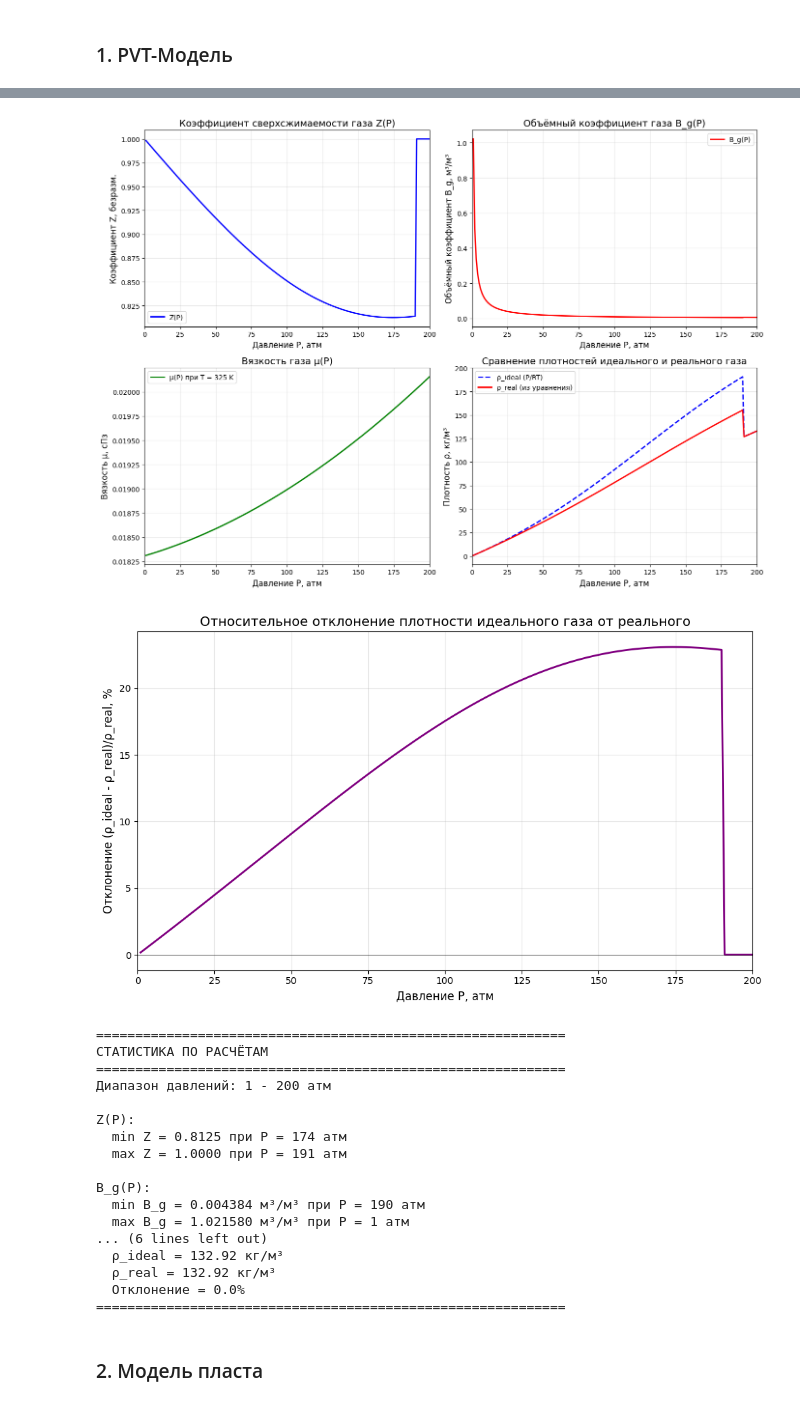
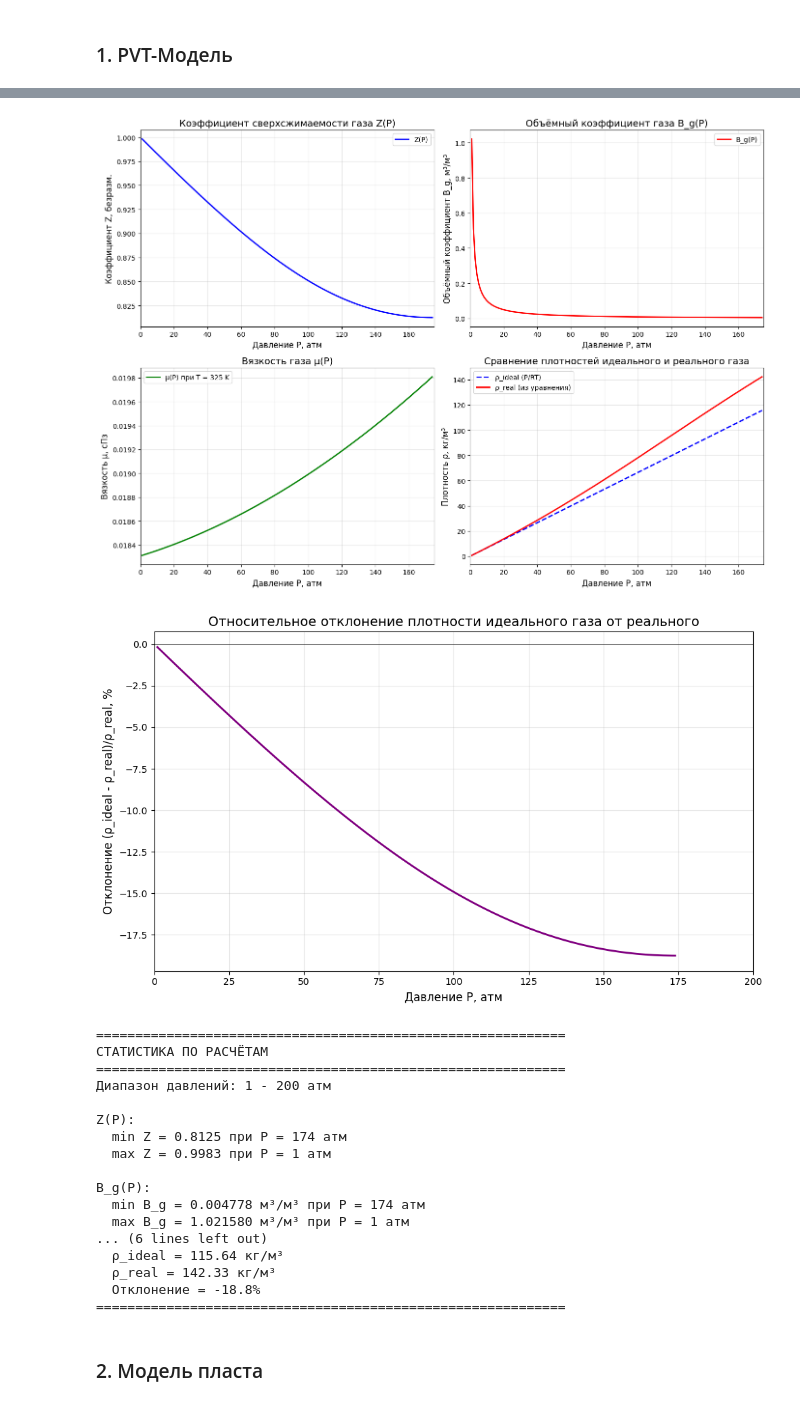
Before and after one commit to Rexihs/HomeWork, a Jupyter notebook: курсовая.ipynb, the cells around one changed output, grey strips where cells are left out. Cells and saved outputs as stored; diff of their text form; code cells hidden in the pictures.

```diff
--- a/курсовая.ipynb
+++ b/курсовая.ipynb
@@ -75,7 +75,7 @@ ro_real_list = []
 ro_ideal_list = []
 
 # Расчёт свойств в диапазоне давлений 1-200 атм
-for P in range(1, 201):  # от 1 до 200 включительно
+for P in range(1, 175):  # от 1 до 200 включительно
     pressure_list.append(P)
 
     # Плотность реального газа
@@ -87,7 +87,7 @@ for P in range(1, 201):  # от 1 до 200 включительно
     z_list.append(Z)
 
     # Плотность идеального газа (ro / Z)
-    ro_ideal = ro_real / Z
+    ro_ideal = fluid.get_ideal_ro(P)
     ro_ideal_list.append(ro_ideal)
 
     # Объёмный коэффициент газа Bg
@@ -109,7 +109,7 @@ ax1.set_ylabel('Коэффициент Z, безразм.', fontsize=12)
 ax1.set_title('Коэффициент сверхсжимаемости газа Z(P)', fontsize=14)
 ax1.grid(True, alpha=0.3)
 ax1.legend()
-ax1.set_xlim(0, 200)
+ax1.set_xlim(0, 175)
 
 # График 2: Bg(P) - объёмный коэффициент газа
 ax2 = plt.subplot(2, 2, 2)
@@ -119,7 +119,7 @@ ax2.set_ylabel('Объёмный коэффициент B_g, м³/м³', fontsiz
 ax2.set_title('Объёмный коэффициент газа B_g(P)', fontsize=14)
 ax2.grid(True, alpha=0.3)
 ax2.legend()
-ax2.set_xlim(0, 200)
+ax2.set_xlim(0, 175)
 
 # График 3: mu(P) - вязкость газа
 ax3 = plt.subplot(2, 2, 3)
@@ -129,7 +129,7 @@ ax3.set_ylabel('Вязкость μ, сПз', fontsize=12)
 ax3.set_title('Вязкость газа μ(P)', fontsize=14)
 ax3.grid(True, alpha=0.3)
 ax3.legend()
-ax3.set_xlim(0, 200)
+ax3.set_xlim(0, 175)
 
 # График 4: Сравнение плотностей ρ_ideal vs ρ_real
 ax4 = plt.subplot(2, 2, 4)
@@ -140,7 +140,7 @@ ax4.set_ylabel('Плотность ρ, кг/м³', fontsize=12)
 ax4.set_title('Сравнение плотностей идеального и реального газа', fontsize=14)
 ax4.grid(True, alpha=0.3)
 ax4.legend()
-ax4.set_xlim(0, 200)
+ax4.set_xlim(0, 175)
 
 plt.tight_layout()
 plt.show()
@@ -204,22 +187,22 @@ print("="*60)
-[figure, old version]
+[figure, new version]
-[figure, old version]
+[figure, new version]
-============================================================
-СТАТИСТИКА ПО РАСЧЁТАМ
-============================================================
-Диапазон давлений: 1 - 200 атм
-
-Z(P):
-  min Z = 0.8125 при P = 174 атм
-  max Z = 1.0000 при P = 191 атм
-
-B_g(P):
-  min B_g = 0.004384 м³/м³ при P = 190 атм
-  max B_g = 1.021580 м³/м³ при P = 1 атм
-... (6 lines left out)
-  ρ_ideal = 132.92 кг/м³
-  ρ_real = 132.92 кг/м³
-  Отклонение = 0.0%
-============================================================
+============================================================
+СТАТИСТИКА ПО РАСЧЁТАМ
+============================================================
+Диапазон давлений: 1 - 200 атм
+
+Z(P):
+  min Z = 0.8125 при P = 174 атм
+  max Z = 0.9983 при P = 1 атм
+
+B_g(P):
+  min B_g = 0.004778 м³/м³ при P = 174 атм
+  max B_g = 1.021580 м³/м³ при P = 1 атм
+... (6 lines left out)
+  ρ_ideal = 115.64 кг/м³
+  ρ_real = 142.33 кг/м³
+  Отклонение = -18.8%
+============================================================
 # %% [markdown]
 ### 2. Модель пласта
 # %%
```
Also changed, not shown: parts of 15 cells of this notebook.
